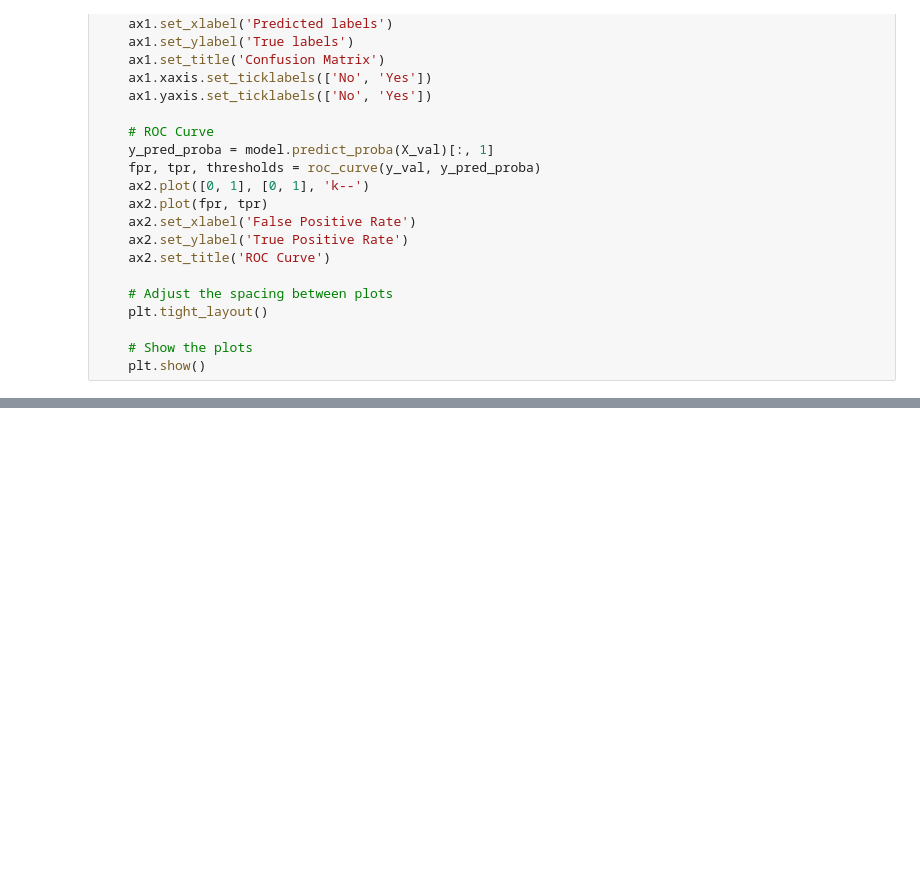
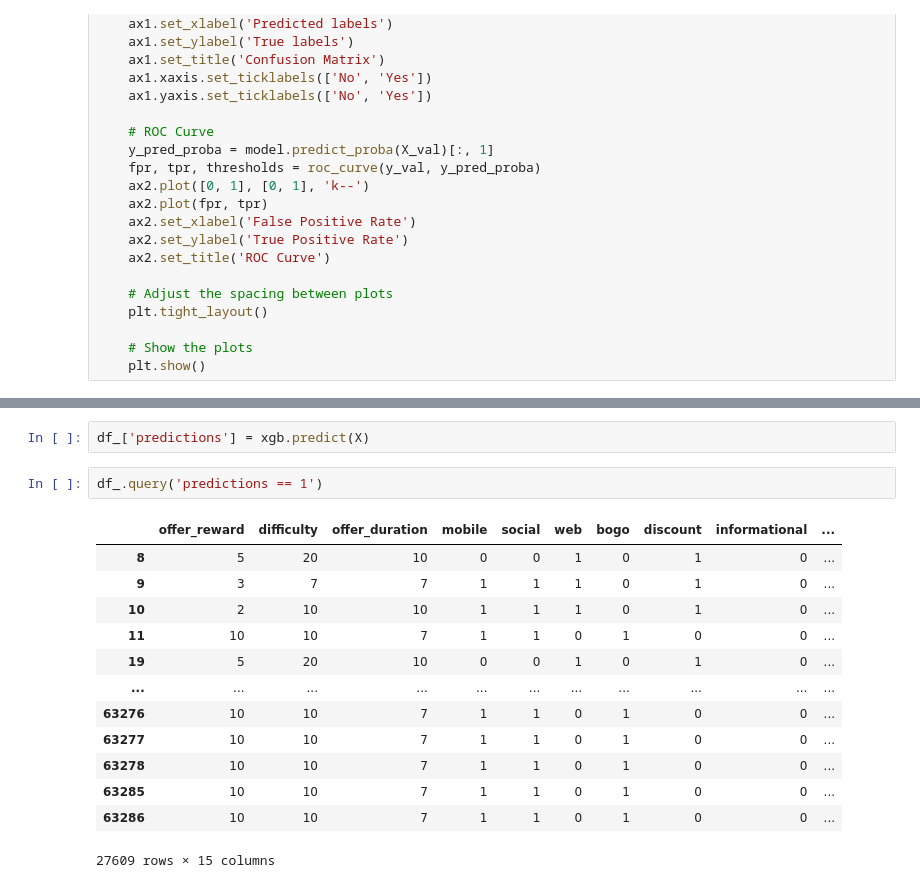
Before and after one commit to GuilherLRO/udacity-machine-learning-engineer-projects, a Jupyter notebook: 5. Starbucks Challenge/Starbucks_Challenge.ipynb, the cells around one changed output, grey strips where cells are left out. Cells and saved outputs as stored; diff of their text form; blank space fills up the shorter version.

```diff
--- a/5. Starbucks Challenge/Starbucks_Challenge.ipynb
+++ b/5. Starbucks Challenge/Starbucks_Challenge.ipynb
@@ -416,0 +432,18 @@ weighted avg       0.79      0.78      0.78     11045
+# %%
+df_['predictions'] = xgb.predict(X)
+# %%
+df_.query('predictions == 1')
+# %% [output]
+|  | offer_reward | difficulty | offer_duration | mobile | social | web | bogo | discount | informational | ... |
+| 8 | 5 | 20 | 10 | 0 | 0 | 1 | 0 | 1 | 0 | ... |
+| 9 | 3 | 7 | 7 | 1 | 1 | 1 | 0 | 1 | 0 | ... |
+| 10 | 2 | 10 | 10 | 1 | 1 | 1 | 0 | 1 | 0 | ... |
+| 11 | 10 | 10 | 7 | 1 | 1 | 0 | 1 | 0 | 0 | ... |
+| 19 | 5 | 20 | 10 | 0 | 0 | 1 | 0 | 1 | 0 | ... |
+| ... | ... | ... | ... | ... | ... | ... | ... | ... | ... | ... |
+| 63276 | 10 | 10 | 7 | 1 | 1 | 0 | 1 | 0 | 0 | ... |
+| 63277 | 10 | 10 | 7 | 1 | 1 | 0 | 1 | 0 | 0 | ... |
+| 63278 | 10 | 10 | 7 | 1 | 1 | 0 | 1 | 0 | 0 | ... |
+| 63285 | 10 | 10 | 7 | 1 | 1 | 0 | 1 | 0 | 0 | ... |
+| 63286 | 10 | 10 | 7 | 1 | 1 | 0 | 1 | 0 | 0 | ... |
+27609 rows × 15 columns
```
Also changed, not shown: parts of 7 cells of this notebook, 7 other files.
